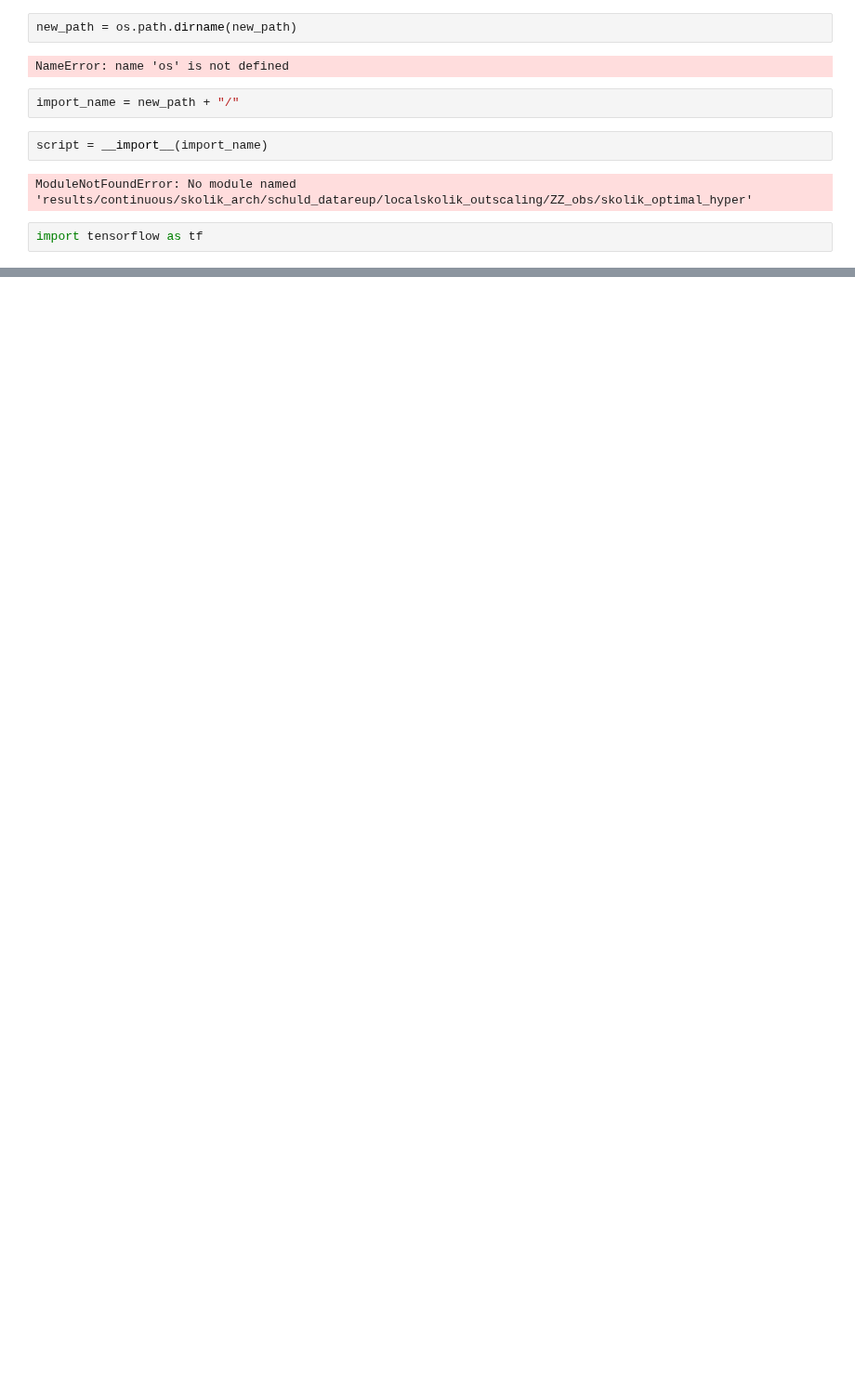
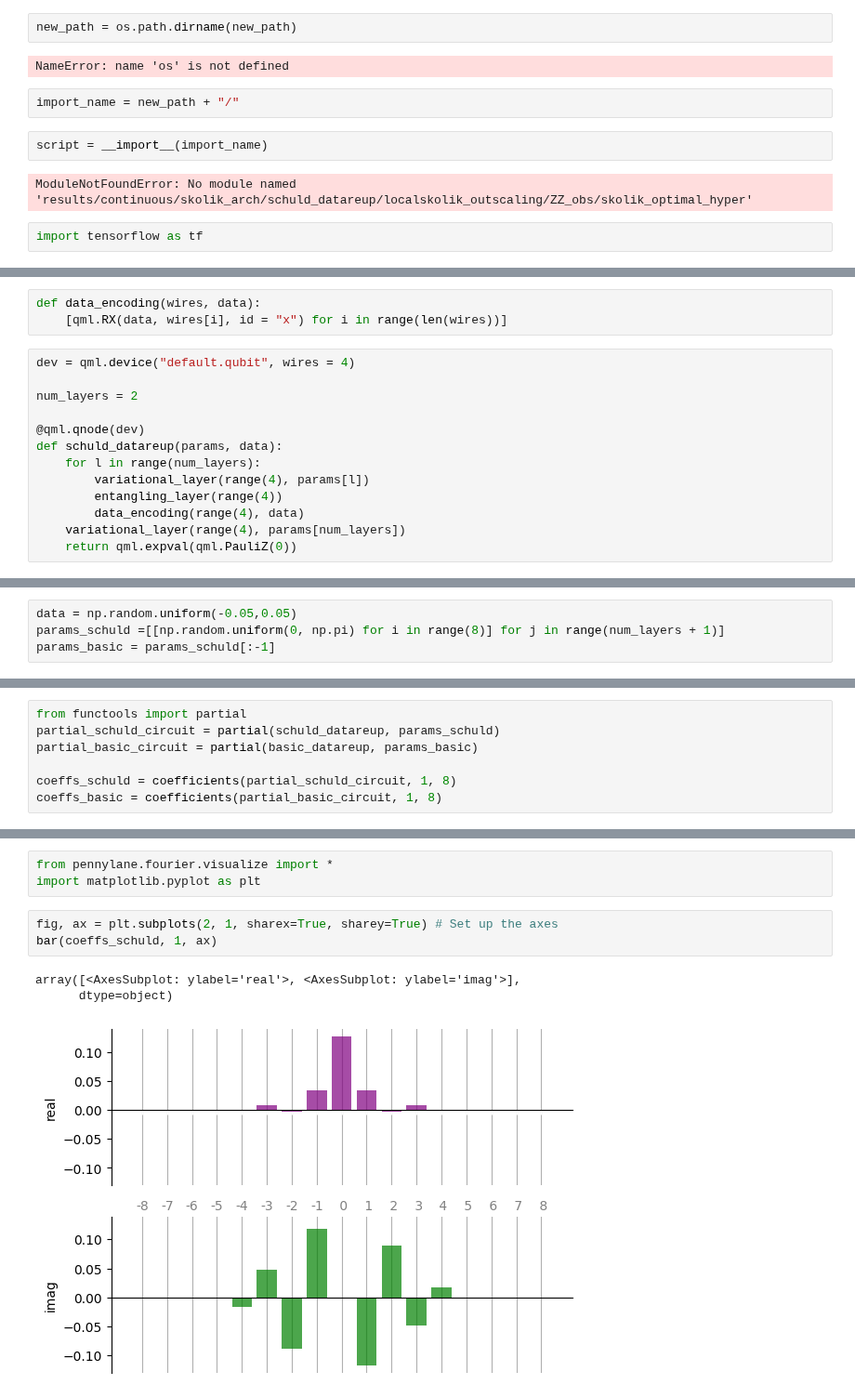
Before and after one commit to RodrigoCoelho7/VQC_Qlearning, a Jupyter notebook: test_notebook.ipynb, the cells around one changed output, grey strips where cells are left out. Shown at 93% size. Cells and saved outputs as stored; diff of their text form; blank space fills up the shorter version.

```diff
--- a/test_notebook.ipynb
+++ b/test_notebook.ipynb
@@ -34,0 +49,16 @@ import tensorflow as tf
+# %%
+def data_encoding(wires, data):
+    [qml.RX(data, wires[i], id = "x") for i in range(len(wires))]
+# %%
+dev = qml.device("default.qubit", wires = 4)
+
+num_layers = 2
+
+@qml.qnode(dev)
+def schuld_datareup(params, data):
+    for l in range(num_layers):
+        variational_layer(range(4), params[l])
+        entangling_layer(range(4))
+        data_encoding(range(4), data)
+    variational_layer(range(4), params[num_layers])
+    return qml.expval(qml.PauliZ(0))
@@ -34,0 +75,4 @@ import tensorflow as tf
+# %%
+data = np.random.uniform(-0.05,0.05)
+params_schuld =[[np.random.uniform(0, np.pi) for i in range(8)] for j in range(num_layers + 1)]
+params_basic = params_schuld[:-1]
@@ -34,0 +111,7 @@ import tensorflow as tf
+# %%
+from functools import partial
+partial_schuld_circuit = partial(schuld_datareup, params_schuld)
+partial_basic_circuit = partial(basic_datareup, params_basic)
+
+coeffs_schuld = coefficients(partial_schuld_circuit, 1, 8)
+coeffs_basic = coefficients(partial_basic_circuit, 1, 8)
@@ -34,0 +142,10 @@ import tensorflow as tf
+# %%
+from pennylane.fourier.visualize import *
+import matplotlib.pyplot as plt
+# %%
+fig, ax = plt.subplots(2, 1, sharex=True, sharey=True) # Set up the axes
+bar(coeffs_schuld, 1, ax)
+# %% [output]
+array([<AxesSubplot: ylabel='real'>, <AxesSubplot: ylabel='imag'>],
+      dtype=object)
+[figure, added]
```
Also changed, not shown: parts of 30 cells of this notebook, 13 other files.
